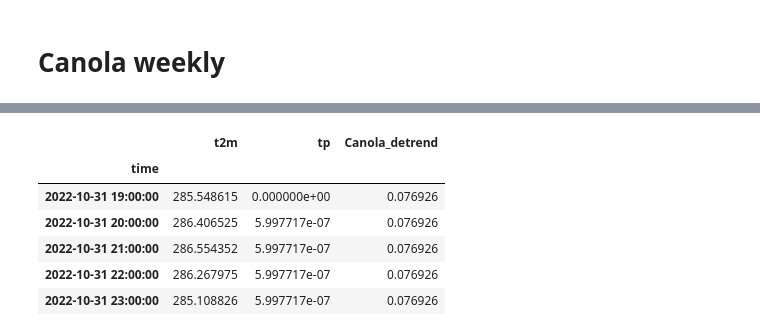
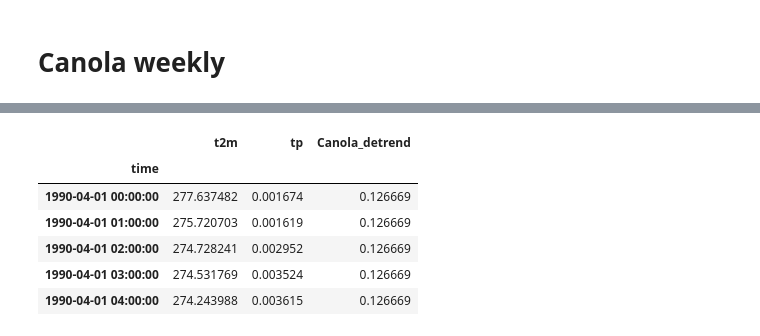
Before and after one commit to Laura-Pldk/Canola_Yield_Prediction, a Jupyter notebook: notebooks/Canola_weekly.ipynb, the cells around one changed output, grey strips where cells are left out. Saved outputs shown, nothing was run; the diff lists cells and outputs as text; code cells hidden in the pictures.

```diff
--- a/notebooks/Canola_weekly.ipynb
+++ b/notebooks/Canola_weekly.ipynb
@@ -29,14 +30,18 @@ import seaborn as sns
 canola_2 = df = pd.read_csv('../data/rm-yields-data.csv', header=0, index_col=0, parse_dates=True)
 canola_small = canola_2.iloc[:, [0, 2]].copy()
 
-#cut of first 33 observations (NAs)
-canola_small.drop(canola_small.index[:33], inplace=True)
+#cut 70s and 80s as well
+#cut of first 52 observations (NAs)
+canola_small.drop(canola_small.index[:52], inplace=True)
 
 #filter out every observation that contains NAs
 canola_filtered = canola_small.groupby('RM').filter(lambda group: not group['Canola'].isnull().any())
 
 # how may districts? 148
 num_districts = canola_filtered.groupby('RM').ngroups
+print(num_districts)
+#excluding 70s and 80s lead to 36 more colmplete districts
+
 
 #extract only the first district
 canola_dist1 = canola_filtered[canola_filtered['RM'] == 1]
@@ -59,0 +63,20 @@ cop_all_centralized = cop_all.mean(dim=['latitude', 'longitude'])
+# %%
+#open only the years from 1990 til 2022
+
+# Define the directory path and pattern for the NetCDF files
+directory_path = '../data/raw_data/'
+file_pattern = 'data_*.nc'
+
+# Get a list of files matching the pattern
+files_to_open = glob.glob(os.path.join(directory_path, file_pattern))
+
+# Open only the files for the years 1990 to 2022
+years_to_open = list(map(str, range(1990, 2023)))
+files_to_open = [file for file in files_to_open if any(year in file for year in years_to_open)]
+
+# Use open_mfdataset to open the selected files
+cop_all = xr.open_mfdataset(files_to_open, combine='by_coords')
+
+cop_all_centralized = cop_all.mean(dim=['latitude', 'longitude'])
+
+print(cop_all_centralized)
@@ -91,17 +122,17 @@ p-value: 7.838097223650602e-09
 # %%
 column_to_append = yt.tolist()
 
 dist1_df = cop_all_centralized.to_dataframe()
 
 years = dist1_df.index.year
-dist1_df['Canola_detrend'] = [column_to_append[year - 1971] for year in years]
+dist1_df['Canola_detrend'] = [column_to_append[year - 1990] for year in years]
 
-dist1_df.tail()
+dist1_df.head()
 # %% [output]
 |  | t2m | tp | Canola_detrend |
 | time |  |  |  |
-| 2022-10-31 19:00:00 | 285.548615 | 0.000000e+00 | 0.076926 |
-| 2022-10-31 20:00:00 | 286.406525 | 5.997717e-07 | 0.076926 |
-| 2022-10-31 21:00:00 | 286.554352 | 5.997717e-07 | 0.076926 |
-| 2022-10-31 22:00:00 | 286.267975 | 5.997717e-07 | 0.076926 |
-| 2022-10-31 23:00:00 | 285.108826 | 5.997717e-07 | 0.076926 |
+| 1990-04-01 00:00:00 | 277.637482 | 0.001674 | 0.126669 |
+| 1990-04-01 01:00:00 | 275.720703 | 0.001619 | 0.126669 |
+| 1990-04-01 02:00:00 | 274.728241 | 0.002952 | 0.126669 |
+| 1990-04-01 03:00:00 | 274.531769 | 0.003524 | 0.126669 |
+| 1990-04-01 04:00:00 | 274.243988 | 0.003615 | 0.126669 |
```
Also changed, not shown: parts of 11 cells of this notebook.
